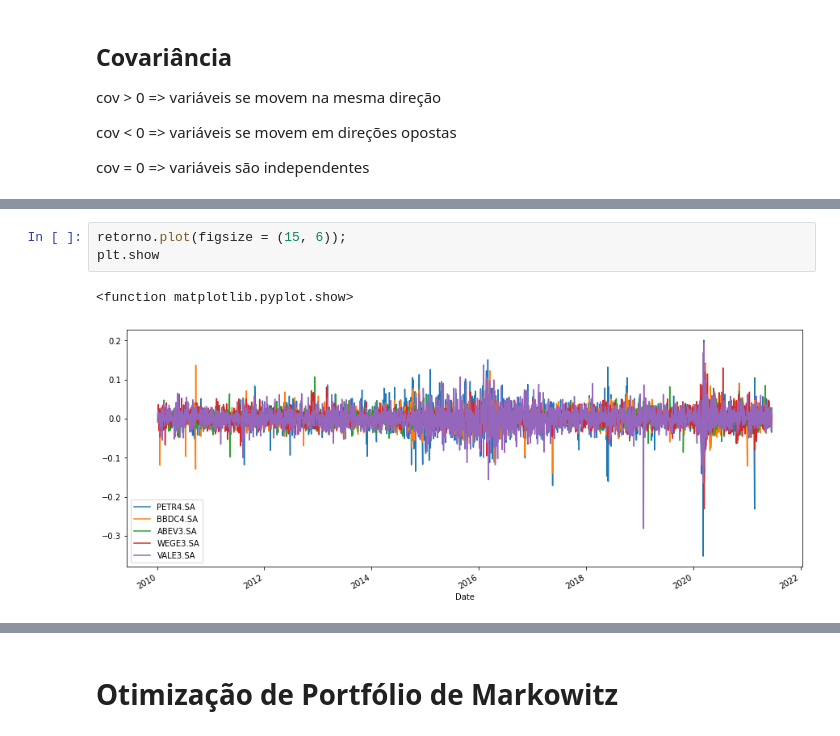
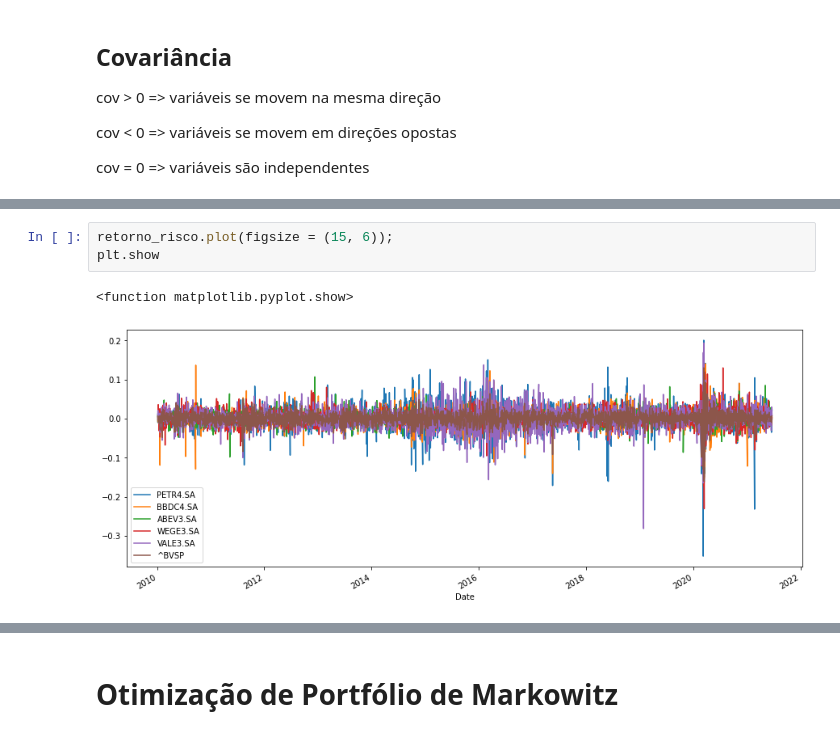
Before and after one commit to TiagoSpiandorello/Analise_de_portfolio_de_acoes, a Jupyter notebook: analise_portfolio.ipynb, the cells around one changed output, grey strips where cells are left out. Saved outputs shown, nothing was run; the diff lists cells and outputs as text.

```diff
--- a/analise_portfolio.ipynb
+++ b/analise_portfolio.ipynb
@@ -399,6 +366,6 @@ corr_matrix
 # %%
-retorno.plot(figsize = (15, 6));
+retorno_risco.plot(figsize = (15, 6));
 plt.show
 # %% [output]
 <function matplotlib.pyplot.show>
-[figure, old version]
+[figure, new version]
```
Also changed, not shown: parts of 76 cells of this notebook.
